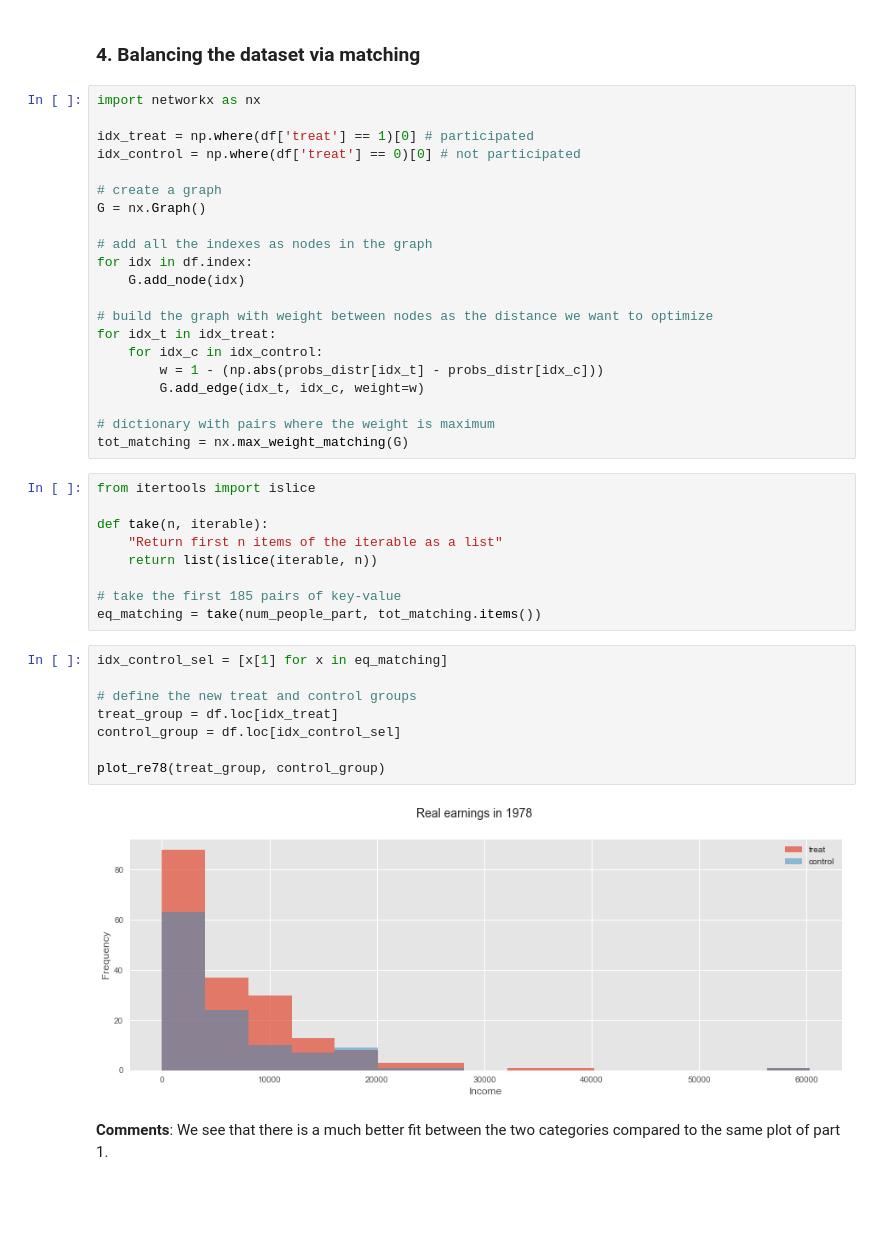
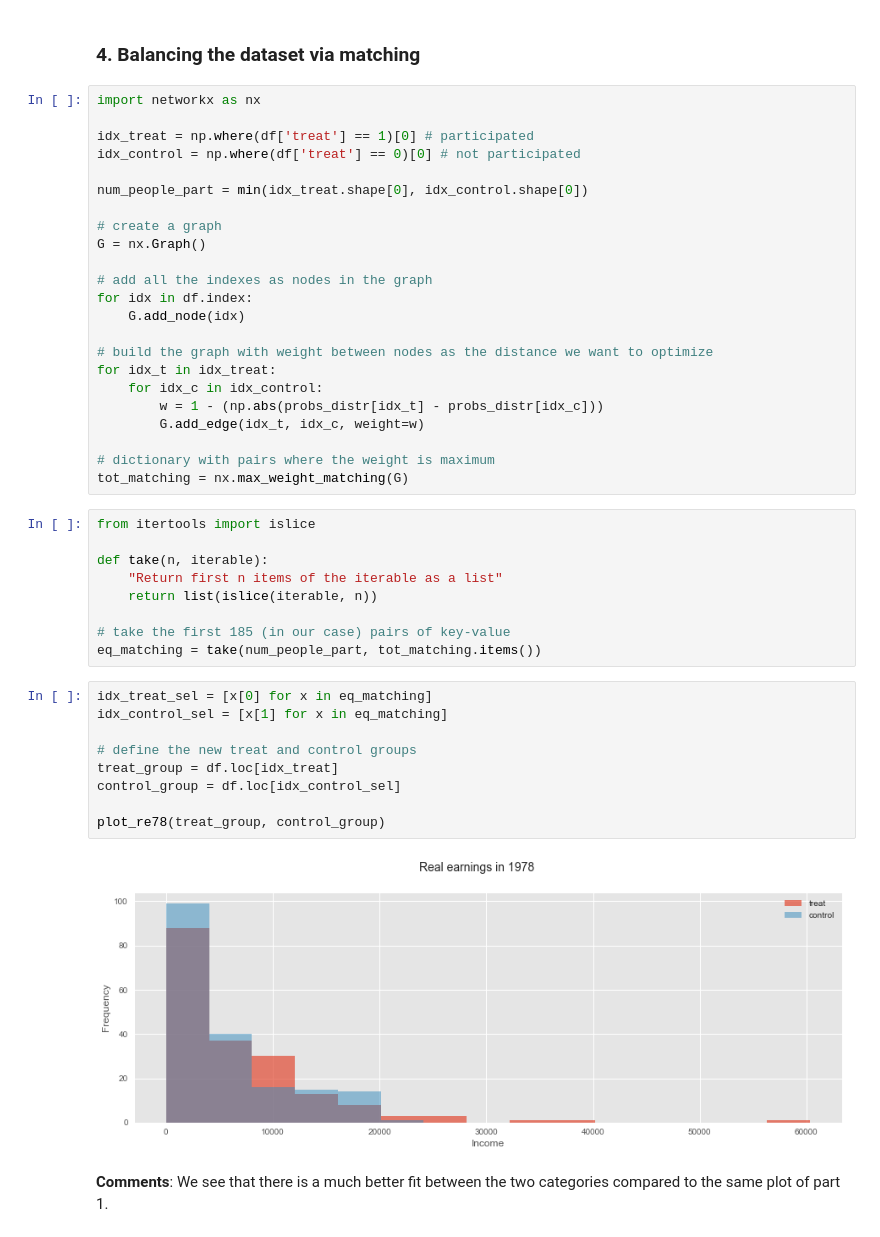
Before and after one commit to Timonzimm/CS-401, a Jupyter notebook: HW04/Homework4.ipynb, the cells around one changed output. Saved outputs shown, nothing was run; the diff lists cells and outputs as text; blank space fills up the shorter version.

Commit message:
finished comments part 1

```diff
--- a/HW04/Homework4.ipynb
+++ b/HW04/Homework4.ipynb
@@ -327,6 +327,8 @@ import networkx as nx
 
 idx_treat = np.where(df['treat'] == 1)[0] # participated
 idx_control = np.where(df['treat'] == 0)[0] # not participated
+
+num_people_part = min(idx_treat.shape[0], idx_control.shape[0])
 
 # create a graph
 G = nx.Graph()
@@ -350,18 +352,19 @@ def take(n, iterable):
     "Return first n items of the iterable as a list"
     return list(islice(iterable, n))
 
-# take the first 185 pairs of key-value
+# take the first 185 (in our case) pairs of key-value
 eq_matching = take(num_people_part, tot_matching.items())
 # %%
+idx_treat_sel = [x[0] for x in eq_matching]
 idx_control_sel = [x[1] for x in eq_matching]
 
 # define the new treat and control groups
 treat_group = df.loc[idx_treat]
 control_group = df.loc[idx_control_sel]
 
 plot_re78(treat_group, control_group)
 # %% [output]
-[figure, old version]
+[figure, new version]
 # %% [markdown]
 **Comments**: We see that there is a much better fit between the two categories compared to the same plot of part 1.
 # %%
```
Also changed, not shown: parts of 5 cells of this notebook.
